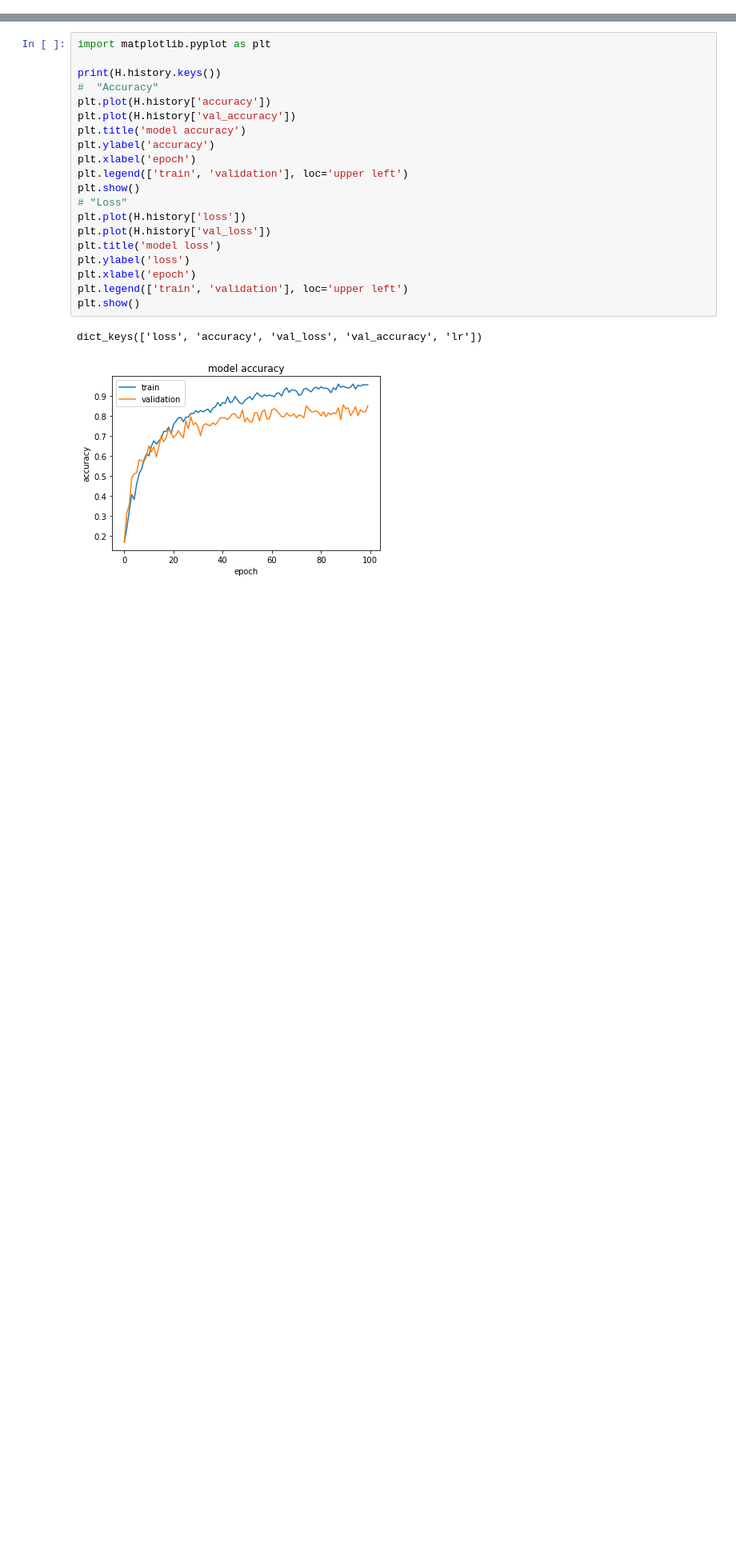
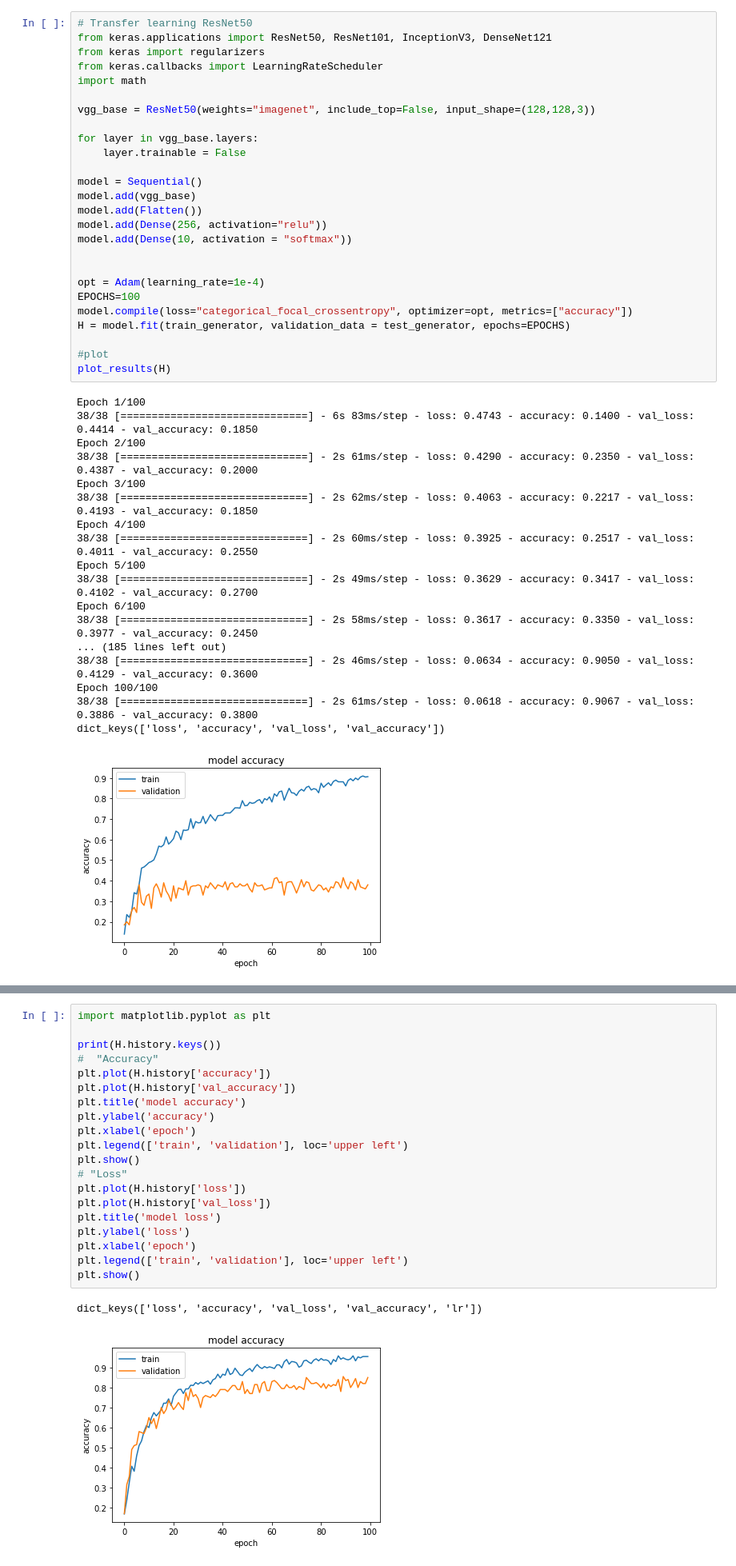
Before and after one commit to yeshipursley/DLCV, a Jupyter notebook: dlcv-assignment.ipynb, the cells around one changed output, grey strips where cells are left out. Shown: that part at 80% size. Cells and saved outputs as stored; diff of their text form; blank space fills up the shorter version.

```diff
--- a/dlcv-assignment.ipynb
+++ b/dlcv-assignment.ipynb
@@ -96,0 +151,45 @@ _________________________________________________________________
+# %%
+# Transfer learning ResNet50
+from keras.applications import ResNet50, ResNet101, InceptionV3, DenseNet121
+from keras import regularizers
+from keras.callbacks import LearningRateScheduler
+import math
+
+vgg_base = ResNet50(weights="imagenet", include_top=False, input_shape=(128,128,3))
+
+for layer in vgg_base.layers:
+    layer.trainable = False
+
+model = Sequential()
+model.add(vgg_base)
+model.add(Flatten())
+model.add(Dense(256, activation="relu"))
+model.add(Dense(10, activation = "softmax"))
+
+
+opt = Adam(learning_rate=1e-4)
+EPOCHS=100
+model.compile(loss="categorical_focal_crossentropy", optimizer=opt, metrics=["accuracy"])
+H = model.fit(train_generator, validation_data = test_generator, epochs=EPOCHS)
+
+#plot
+plot_results(H)
+# %% [output]
+Epoch 1/100
+38/38 [==============================] - 6s 83ms/step - loss: 0.4743 - accuracy: 0.1400 - val_loss: 0.4414 - val_accuracy: 0.1850
+Epoch 2/100
+38/38 [==============================] - 2s 61ms/step - loss: 0.4290 - accuracy: 0.2350 - val_loss: 0.4387 - val_accuracy: 0.2000
+Epoch 3/100
+38/38 [==============================] - 2s 62ms/step - loss: 0.4063 - accuracy: 0.2217 - val_loss: 0.4193 - val_accuracy: 0.1850
+Epoch 4/100
+38/38 [==============================] - 2s 60ms/step - loss: 0.3925 - accuracy: 0.2517 - val_loss: 0.4011 - val_accuracy: 0.2550
+Epoch 5/100
+38/38 [==============================] - 2s 49ms/step - loss: 0.3629 - accuracy: 0.3417 - val_loss: 0.4102 - val_accuracy: 0.2700
+Epoch 6/100
+38/38 [==============================] - 2s 58ms/step - loss: 0.3617 - accuracy: 0.3350 - val_loss: 0.3977 - val_accuracy: 0.2450
+... (185 lines left out)
+38/38 [==============================] - 2s 46ms/step - loss: 0.0634 - accuracy: 0.9050 - val_loss: 0.4129 - val_accuracy: 0.3600
+Epoch 100/100
+38/38 [==============================] - 2s 61ms/step - loss: 0.0618 - accuracy: 0.9067 - val_loss: 0.3886 - val_accuracy: 0.3800
+dict_keys(['loss', 'accuracy', 'val_loss', 'val_accuracy'])
+[figure, added]
```
Also changed, not shown: parts of 12 cells of this notebook.
